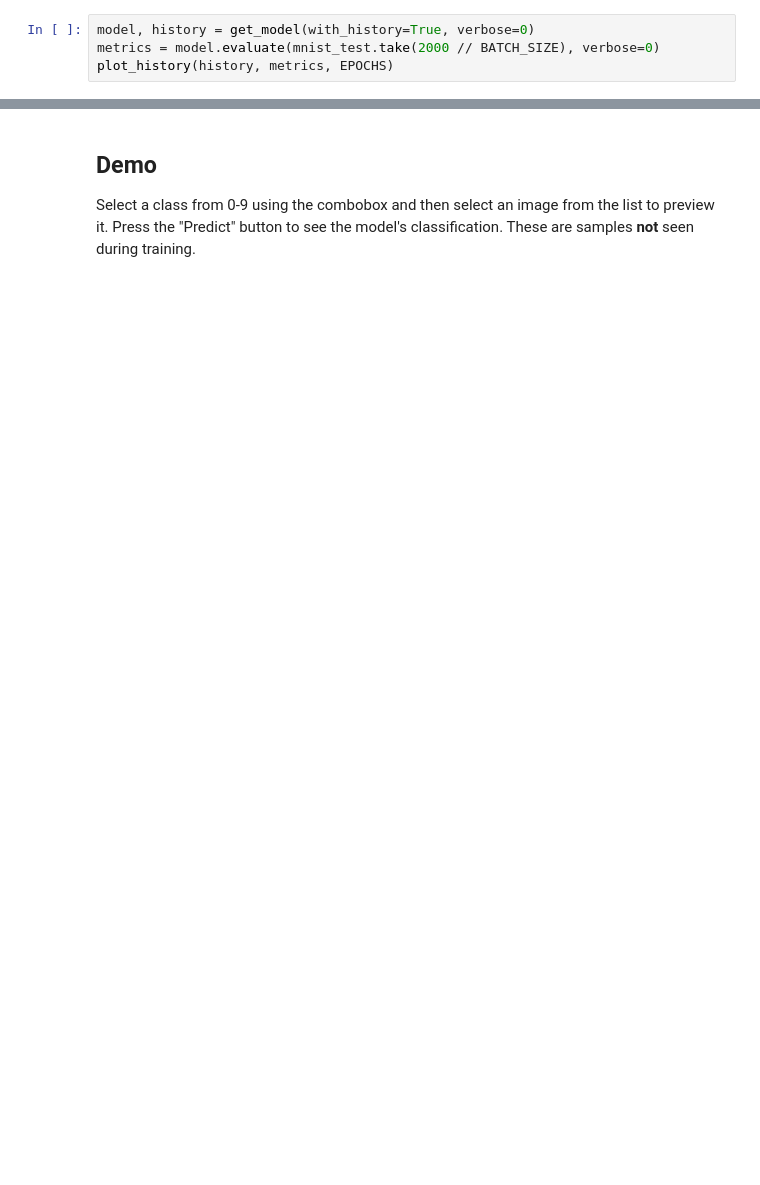
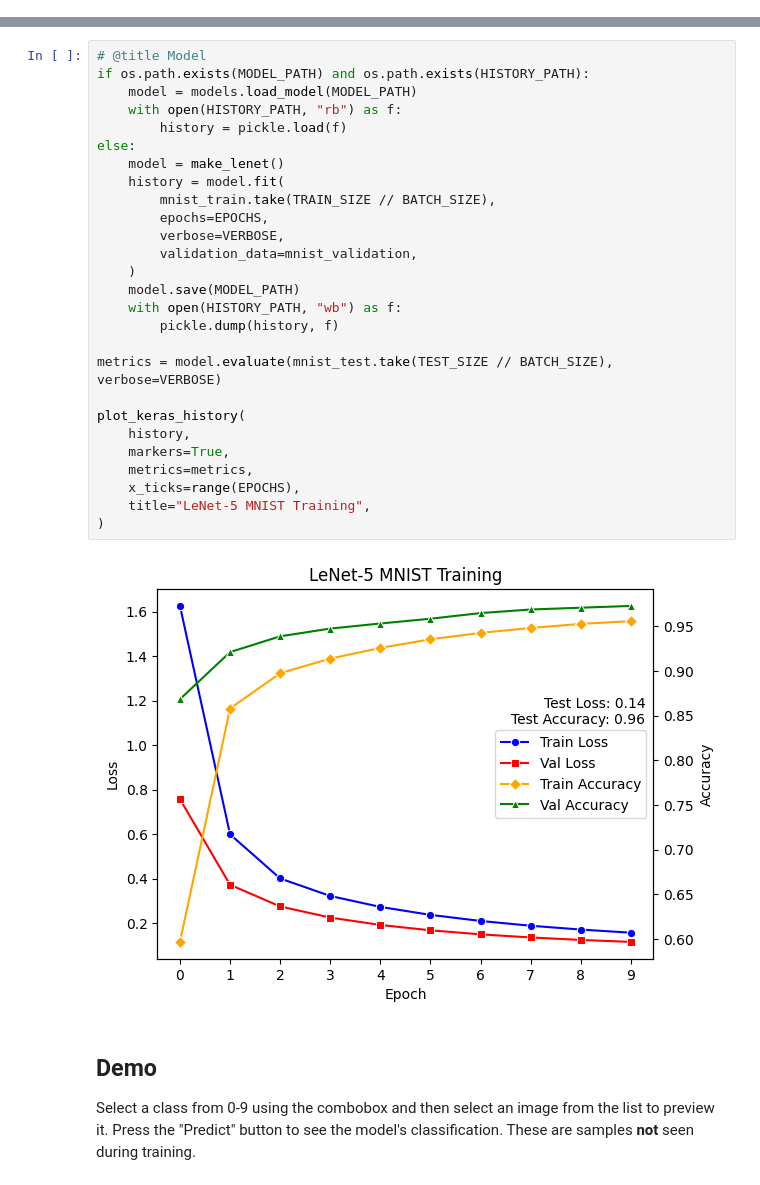
Before and after one commit to adamelliotfields/lab, a Jupyter notebook: files/tf/mnist.ipynb, the cells around one changed output, grey strips where cells are left out. Cells and saved outputs as stored; diff of their text form; blank space fills up the shorter version.

```diff
--- a/files/tf/mnist.ipynb
+++ b/files/tf/mnist.ipynb
@@ -188,4 +25,0 @@ show_dataset(mnist_train)
-# %%
-model, history = get_model(with_history=True, verbose=0)
-metrics = model.evaluate(mnist_test.take(2000 // BATCH_SIZE), verbose=0)
-plot_history(history, metrics, EPOCHS)
@@ -194,3 +60,32 @@ plot_history(history, metrics, EPOCHS)
+# %%
+# @title Model
+if os.path.exists(MODEL_PATH) and os.path.exists(HISTORY_PATH):
+    model = models.load_model(MODEL_PATH)
+    with open(HISTORY_PATH, "rb") as f:
+        history = pickle.load(f)
+else:
+    model = make_lenet()
+    history = model.fit(
+        mnist_train.take(TRAIN_SIZE // BATCH_SIZE),
+        epochs=EPOCHS,
+        verbose=VERBOSE,
+        validation_data=mnist_validation,
+    )
+    model.save(MODEL_PATH)
+    with open(HISTORY_PATH, "wb") as f:
+        pickle.dump(history, f)
+
+metrics = model.evaluate(mnist_test.take(TEST_SIZE // BATCH_SIZE), verbose=VERBOSE)
+
+plot_keras_history(
+    history,
+    markers=True,
+    metrics=metrics,
+    x_ticks=range(EPOCHS),
+    title="LeNet-5 MNIST Training",
+)
+# %% [output]
+[figure, added]
 # %% [markdown]
 ## Demo
 
```
Also changed, not shown: parts of 9 cells of this notebook, 11 other files.
